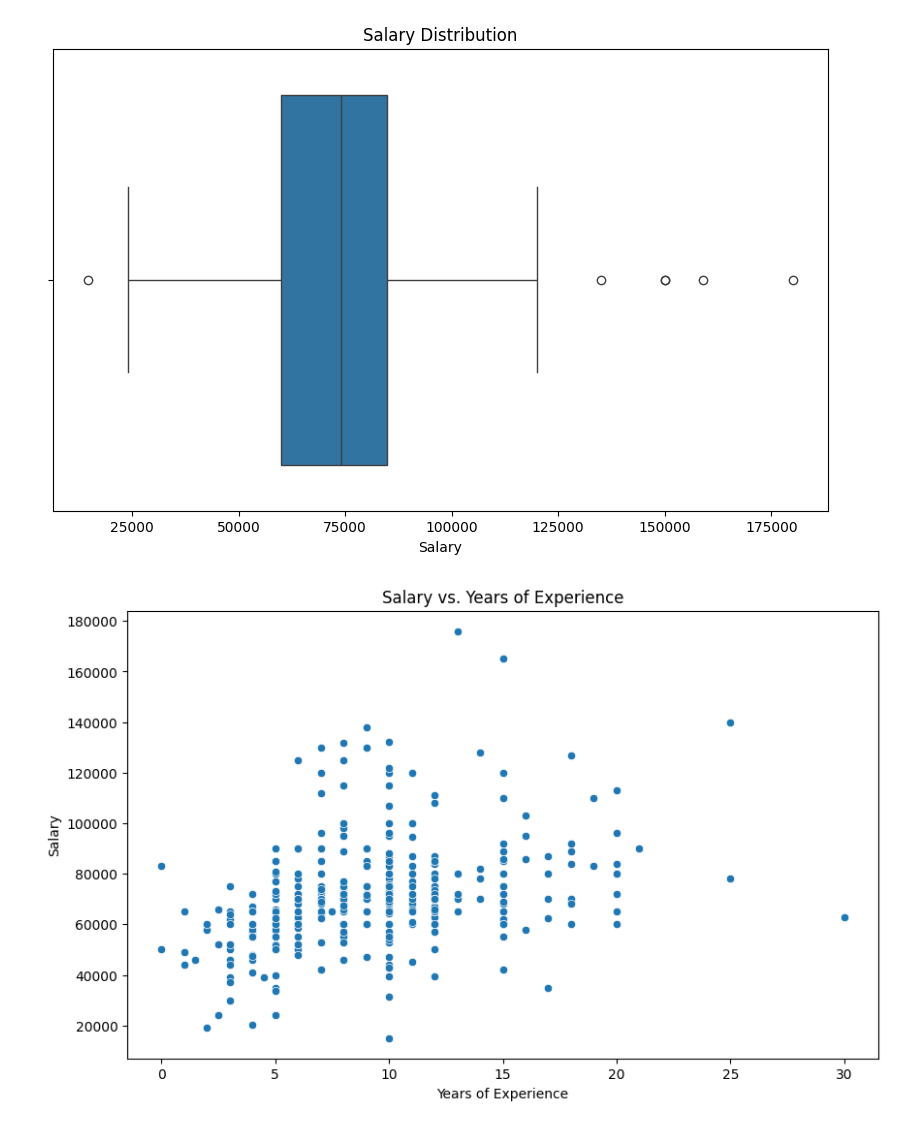
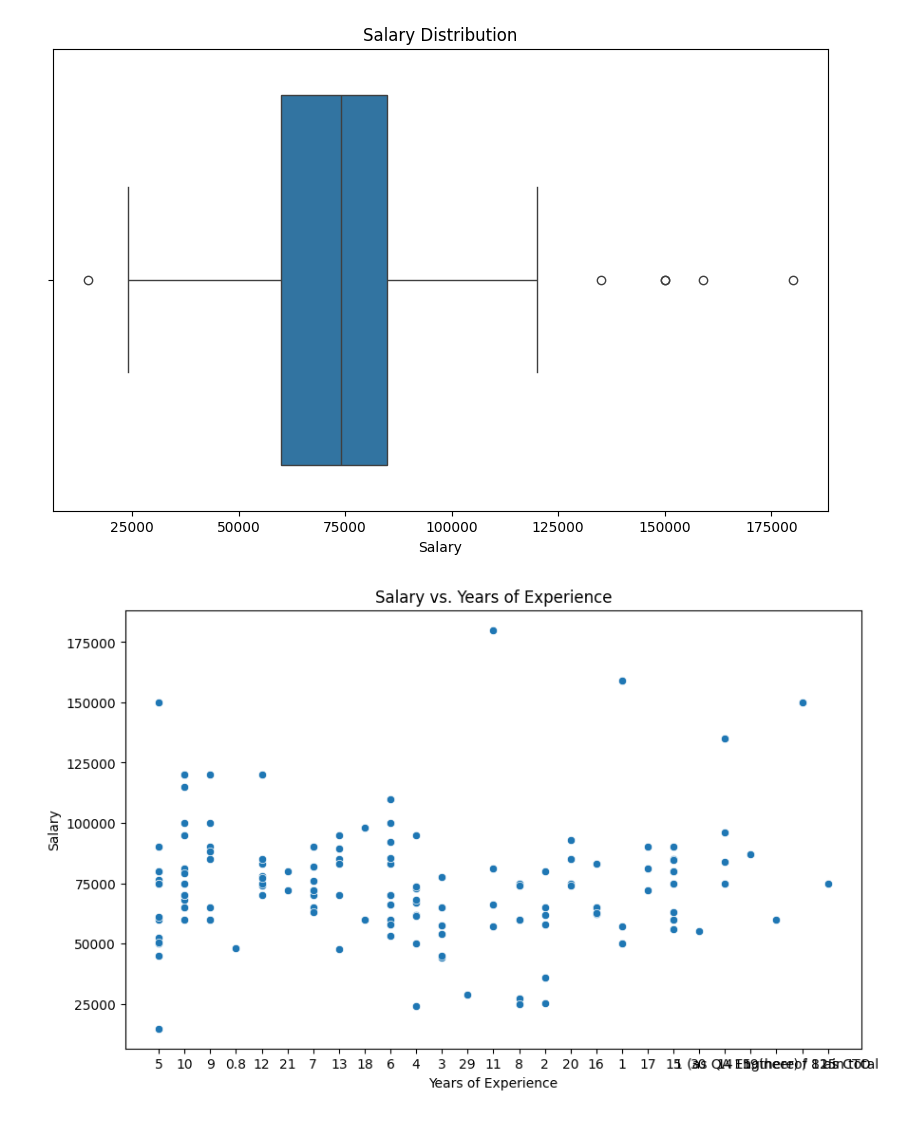
Before and after one commit to wirke/data-science, a Jupyter notebook: 1/2020.ipynb, the cells around one changed output. Cells and saved outputs as stored; diff of their text form; code cells hidden in the pictures.

```diff
--- a/1/2020.ipynb
+++ b/1/2020.ipynb
@@ -217,10 +217,10 @@ plt.show()
 [figure]
 # %%
 plt.figure(figsize=(10, 6))
-sns.scatterplot(data=data_cleaned, x='Years of experience', y='Current Salary')
+sns.scatterplot(data=data_cleaned, x='Total years of experience', y='Yearly brutto salary (without bonus and stocks) in EUR')
 plt.xlabel('Years of Experience')
 plt.ylabel('Salary')
 plt.title('Salary vs. Years of Experience')
 plt.show()
 # %% [output]
-[figure, old version]
+[figure, new version]
```
Also changed, not shown: 2 other files.
